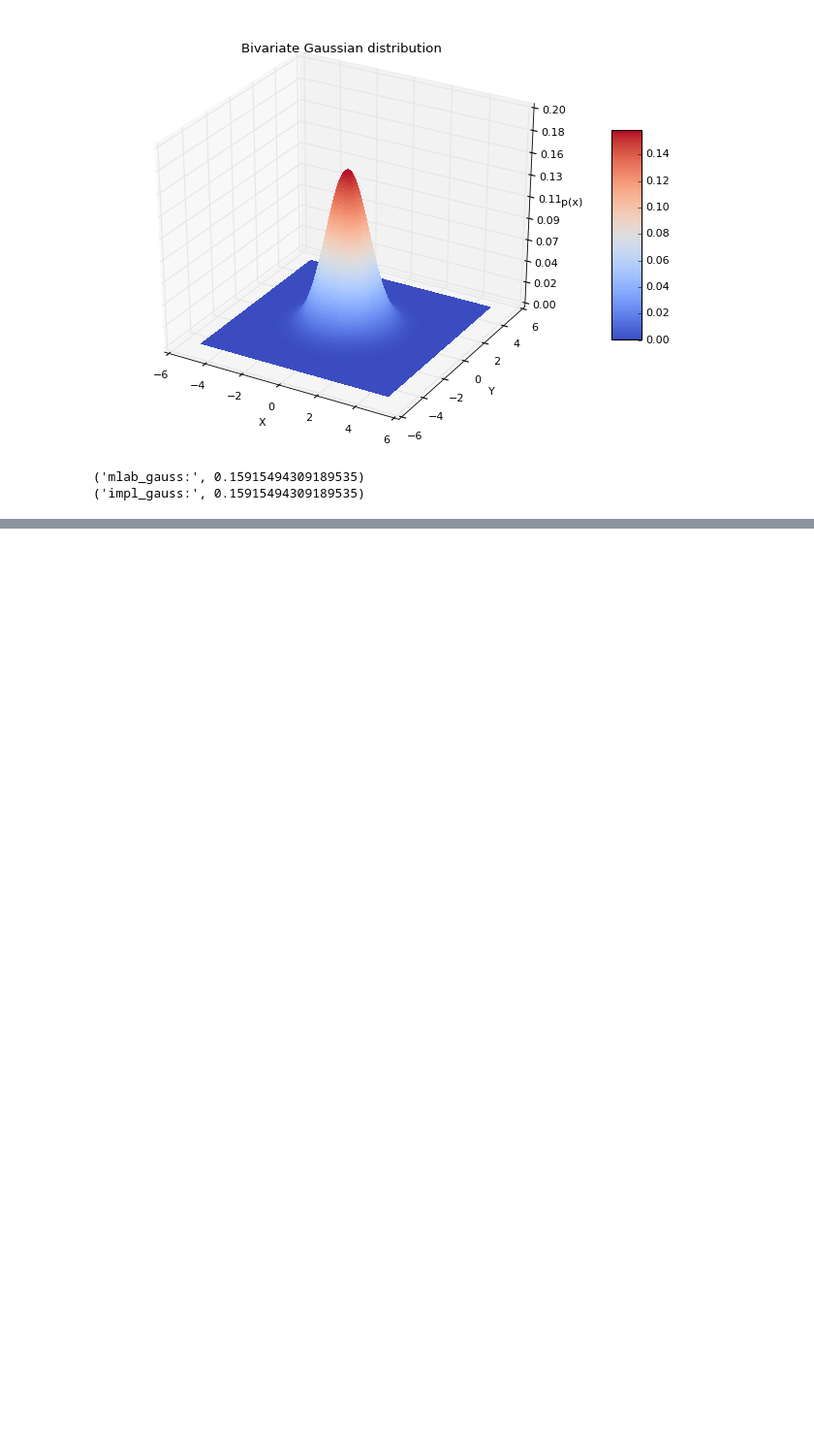
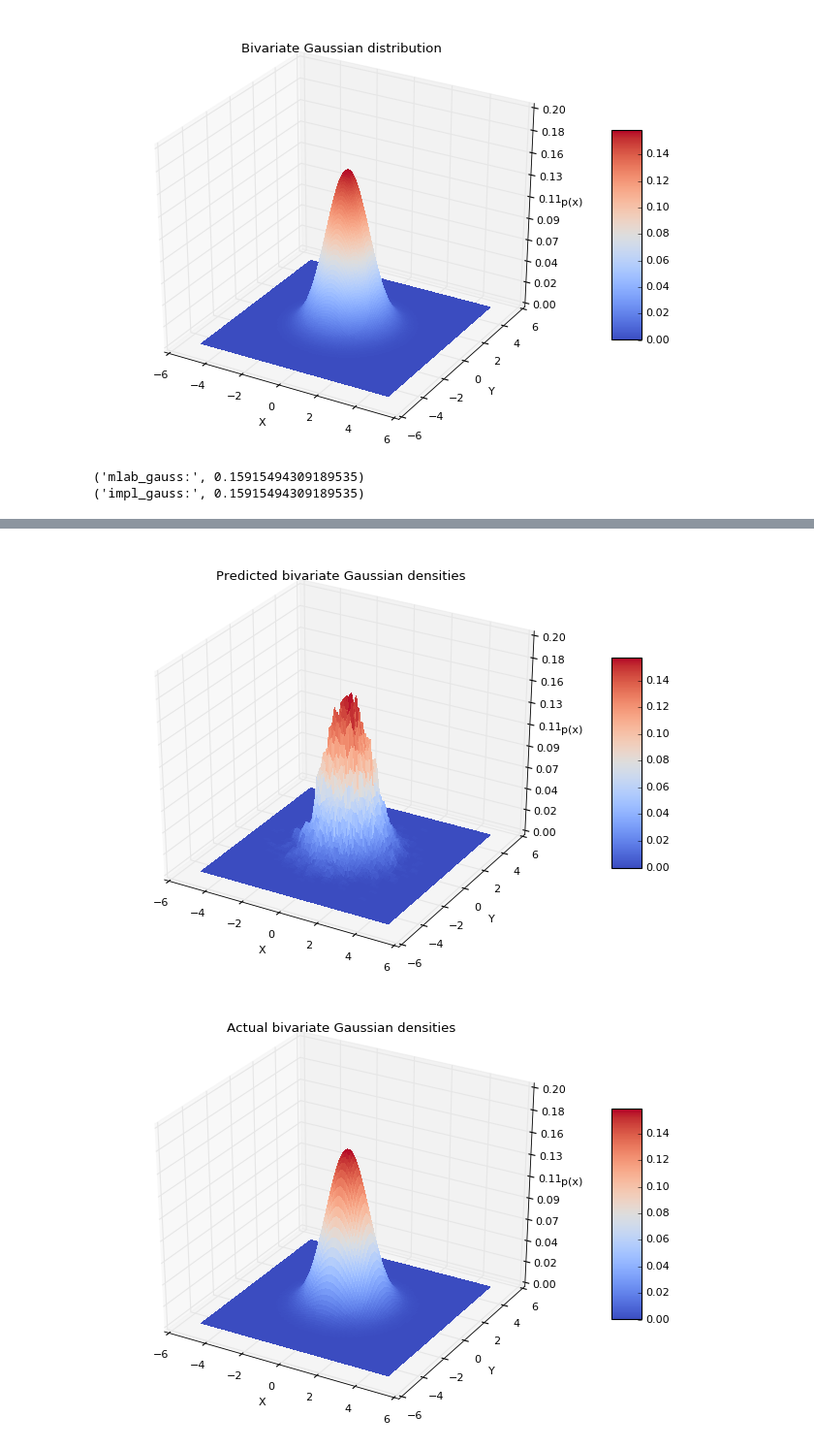
Before and after one commit to VictorGarritano/ESL, a Jupyter notebook: parzen_window.ipynb, the cells around one changed output, grey strips where cells are left out. Shown at 97% size. Saved outputs shown, nothing was run; the diff lists cells and outputs as text; code cells hidden in the pictures; blank space fills up the shorter version.

Commit message:
add final(?) version of Parzen window notebook

```diff
--- a/parzen_window.ipynb
+++ b/parzen_window.ipynb
@@ -186,0 +214,67 @@ print min_index, min_value, parzen_window_est(x_2Dgauss, h=min_value, center=[0.
+# %%
+#import numpy as np
+#from matplotlib import pyplot as plt
+from mpl_toolkits.mplot3d import Axes3D
+
+##############################################
+### Predicted bivariate Gaussian densities ###
+##############################################
+
+fig = plt.figure(figsize=(10, 7))
+ax = fig.gca(projection='3d')
+
+X = np.linspace(-5, 5, 100)
+Y = np.linspace(-5, 5, 100)
+X,Y = np.meshgrid(X,Y)
+
+Z = []
+for i,j in zip(X.ravel(),Y.ravel()):
+    Z.append(parzen_window_est(x_2Dgauss, h=h_range[min_index], center=[i, j]))
+
+Z = np.asarray(Z).reshape(100,100)
+surf = ax.plot_surface(X, Y, Z, rstride=1, cstride=1, cmap=plt.cm.coolwarm,
+        linewidth=0, antialiased=False)
+
+ax.set_zlim(0, 0.2)
+
+ax.zaxis.set_major_locator(plt.LinearLocator(10))
+ax.zaxis.set_major_formatter(plt.FormatStrFormatter('%.02f'))
+
+ax.set_xlabel('X')
+ax.set_ylabel('Y')
+ax.set_zlabel('p(x)')
+
+plt.title('Predicted bivariate Gaussian densities')
+
+fig.colorbar(surf, shrink=0.5, aspect=7, cmap=plt.cm.coolwarm)
+
+###########################################
+### Actual bivariate Gaussian densities ###
+###########################################
+
+fig = plt.figure(figsize=(10, 7))
+ax = fig.gca(projection='3d')
+x = np.linspace(-5, 5, 100)
+y = x
+X,Y = np.meshgrid(x, y)
+Z = bivariate_normal(X, Y)
+surf = ax.plot_surface(X, Y, Z, rstride=1, cstride=1, cmap=plt.cm.coolwarm,
+       linewidth=0, antialiased=False)
+
+ax.set_zlim(0, 0.2)
+
+ax.zaxis.set_major_locator(plt.LinearLocator(10))
+ax.zaxis.set_major_formatter(plt.FormatStrFormatter('%.02f'))
+
+fig.colorbar(surf, shrink=0.5, aspect=7, cmap=plt.cm.coolwarm)
+
+ax.set_xlabel('X')
+ax.set_ylabel('Y')
+ax.set_zlabel('p(x)')
+
+plt.title('Actual bivariate Gaussian densities')
+
+plt.show()
+# %% [output]
+[figure, added]
+[figure, added]
```
Also changed, not shown: parts of 5 cells of this notebook.
